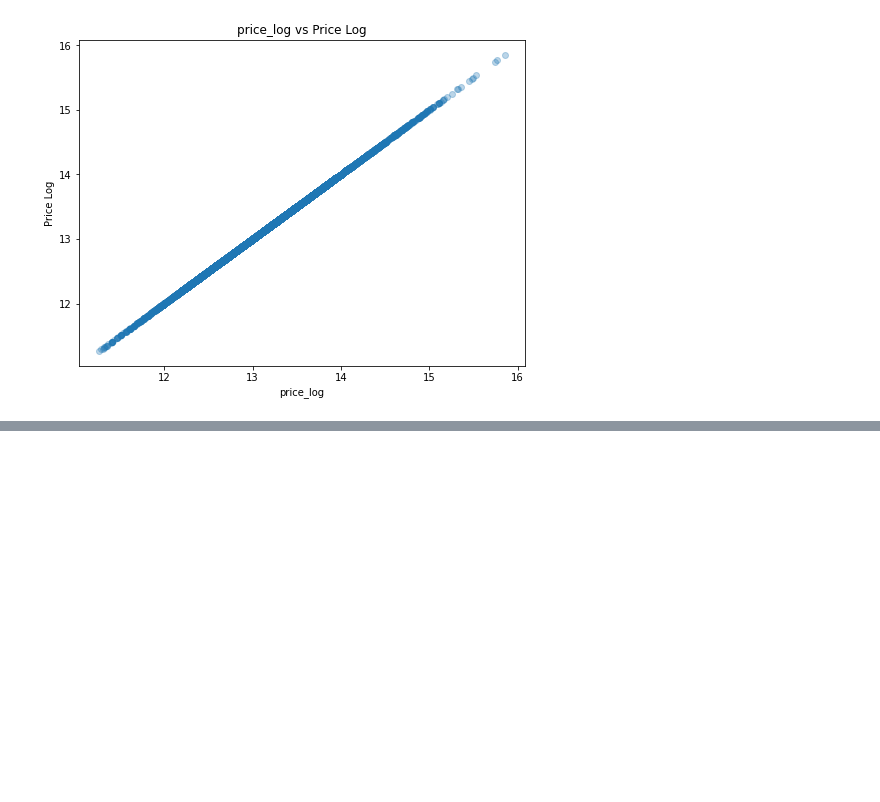
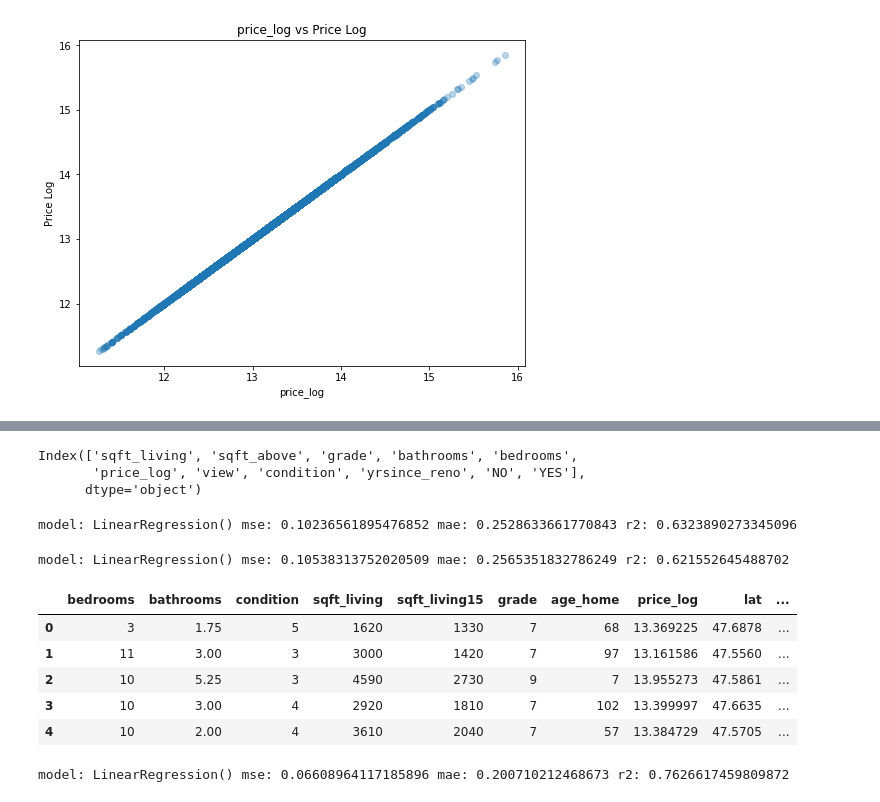
Before and after one commit to Bennie-Kibet/Phase-2-project, a Jupyter notebook: index.ipynb, the cells around one changed output, grey strips where cells are left out. Cells and saved outputs as stored; diff of their text form; code cells hidden in the pictures; blank space fills up the shorter version.

Commit message:
model completion

```diff
--- a/index.ipynb
+++ b/index.ipynb
@@ -830,0 +845,18 @@ for feature in df_selected:
+# %%
+numerical_cols = df_selected2.select_dtypes(include=['int64', 'float64']).columns
+df_numerical = df_selected2[numerical_cols]
+df_categorical = df['waterfront']
+dummies = pd.get_dummies(df_categorical)
+dummies = dummies.astype(np.uint8)
+df_selected2 = pd.concat([df_numerical, dummies], axis=1)
+df_selected2.columns
+# %% [output]
+Index(['sqft_living', 'sqft_above', 'grade', 'bathrooms', 'bedrooms',
+       'price_log', 'view', 'condition', 'yrsince_reno', 'NO', 'YES'],
+      dtype='object')
+# %%
+X2 = df_selected2.drop(['price_log','sqft_above'],axis=1)
+y = df_selected2['price_log']
+linear_regression_model(X2, y, test_size=0.2, random_state=42)
+# %% [output]
+model: LinearRegression() mse: 0.10236561895476852 mae: 0.2528633661770843 r2: 0.6323890273345096
@@ -830,0 +865,25 @@ for feature in df_selected:
+# %%
+X3 = df_selected3.drop(['price_log'],axis=1)
+y = df_selected3['price_log']
+linear_regression_model(X3, y, test_size=0.2, random_state=42)
+# %% [output]
+model: LinearRegression() mse: 0.10538313752020509 mae: 0.2565351832786249 r2: 0.621552645488702
+# %%
+df_selected4 =df[['bedrooms','bathrooms','condition','sqft_living','sqft_living15','grade','age_home','price_log','lat','long','zipcode']]
+# %%
+df_selected4 = pd.concat([df_selected4, dummies], axis=1)
+# %%
+df_selected4.head()
+# %% [output]
+|  | bedrooms | bathrooms | condition | sqft_living | sqft_living15 | grade | age_home | price_log | lat | ... |
+| 0 | 3 | 1.75 | 5 | 1620 | 1330 | 7 | 68 | 13.369225 | 47.6878 | ... |
+| 1 | 11 | 3.00 | 3 | 3000 | 1420 | 7 | 97 | 13.161586 | 47.5560 | ... |
+| 2 | 10 | 5.25 | 3 | 4590 | 2730 | 9 | 7 | 13.955273 | 47.5861 | ... |
+| 3 | 10 | 3.00 | 4 | 2920 | 1810 | 7 | 102 | 13.399997 | 47.6635 | ... |
+| 4 | 10 | 2.00 | 4 | 3610 | 2040 | 7 | 57 | 13.384729 | 47.5705 | ... |
+# %%
+X4 = df_selected4.drop(['price_log'],axis=1)
+y = df_selected4['price_log']
+linear_regression_model(X4, y, test_size=0.2, random_state=42)
+# %% [output]
+model: LinearRegression() mse: 0.06608964117185896 mae: 0.200710212468673 r2: 0.7626617459809872
```
Also changed, not shown: parts of 6 cells of this notebook.
